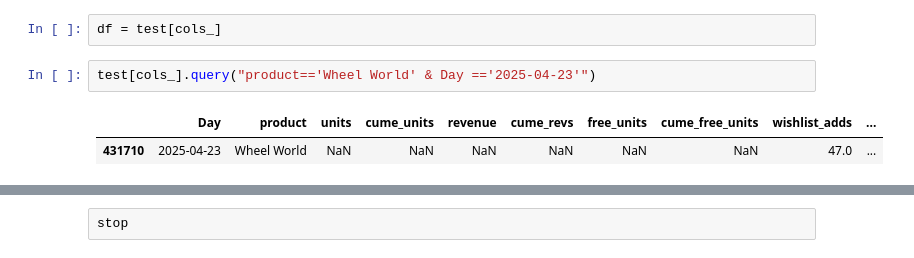
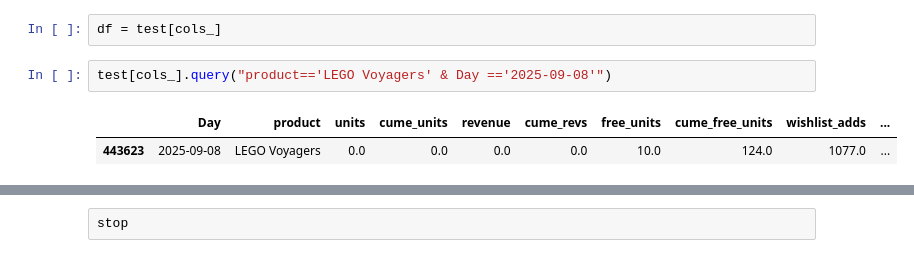
Before and after one commit to dougsack/IndieBI-Sales-EDA, a Jupyter notebook: Time_Series_Mongo_DB_Update.ipynb, the cells around one changed output, grey strips where cells are left out. Saved outputs shown, nothing was run; the diff lists cells and outputs as text.

```diff
--- a/Time_Series_Mongo_DB_Update.ipynb
+++ b/Time_Series_Mongo_DB_Update.ipynb
@@ -174,10 +174,10 @@ cols_ = ['Day',
 # %%
 df = test[cols_]
 # %%
-test[cols_].query("product=='Wheel World' & Day =='2025-04-23'")
+test[cols_].query("product=='LEGO Voyagers' & Day =='2025-09-08'")
 # %% [output]
 |  | Day | product | units | cume_units | revenue | cume_revs | free_units | cume_free_units | wishlist_adds | ... |
-| 431710 | 2025-04-23 | Wheel World | NaN | NaN | NaN | NaN | NaN | NaN | 47.0 | ... |
+| 443623 | 2025-09-08 | LEGO Voyagers | 0.0 | 0.0 | 0.0 | 0.0 | 10.0 | 124.0 | 1077.0 | ... |
 # %%
 df
 # %% [output]
```
Also changed, not shown: parts of 10 cells of this notebook, 5 other files.
